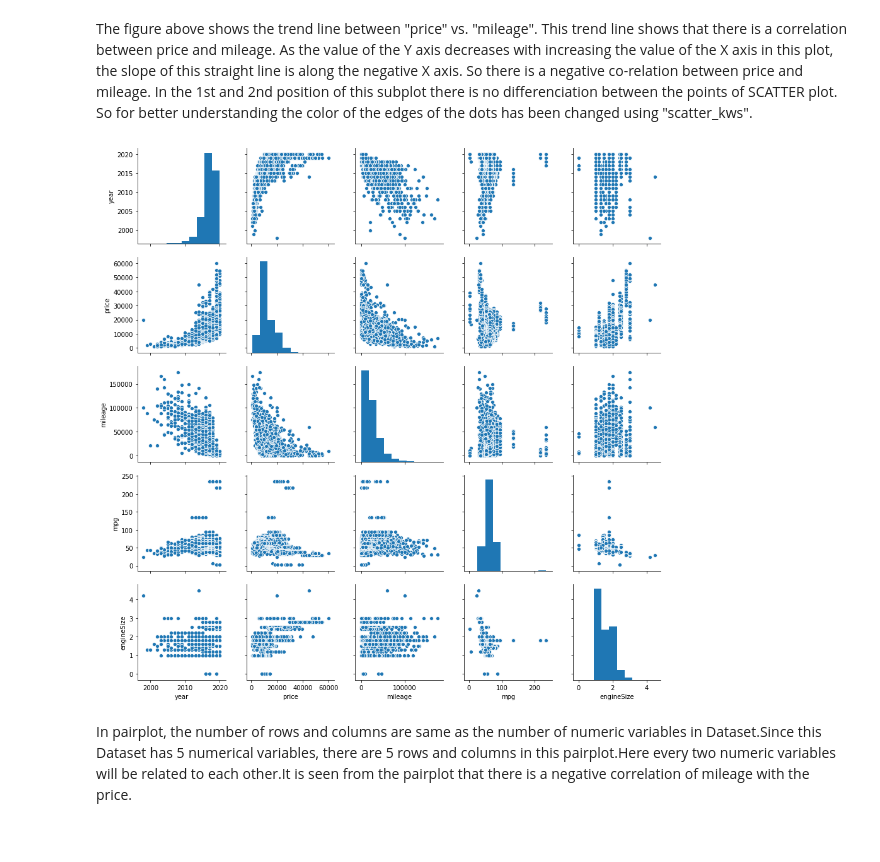
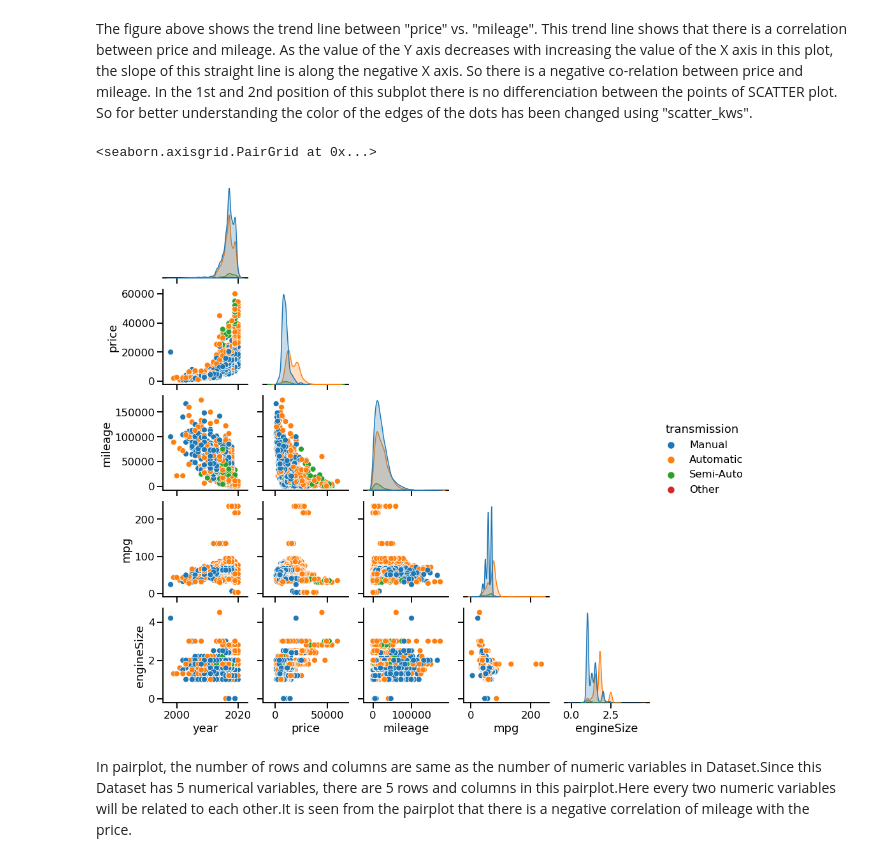
Before and after one commit to Sourish8/toyota_used_car_analysis-, a Jupyter notebook: toyota_used_car_EDA.ipynb, the cells around one changed output. Cells and saved outputs as stored; diff of their text form; code cells hidden in the pictures.

```diff
--- a/toyota_used_car_EDA.ipynb
+++ b/toyota_used_car_EDA.ipynb
@@ -4,6 +4,7 @@ import pandas as pd
 
 import matplotlib.pyplot as plt
 import seaborn as sns
+sns.set_context('talk')
 # %% [markdown]
 **Read CSV file as Pandas Dataframe.**
 # %%
@@ -224,9 +227,9 @@ plt.show()
 # %% [markdown]
 The figure above shows the trend line between "price" vs. "mileage". This trend line shows that there is a correlation between price and mileage. As the value of the Y axis decreases with increasing the value of the X axis in this plot, the slope of this straight line is along the negative X axis. So there is a negative co-relation between price and mileage. In the 1st and 2nd position of this subplot there is no differenciation between the points of SCATTER plot. So for better understanding the color of the edges of the dots has been changed using "scatter_kws".
 # %%
-sns.pairplot(df)
-plt.show()
+sns.pairplot(df, corner =True, hue = "transmission")
 # %% [output]
+<seaborn.axisgrid.PairGrid at 0x...>
-[figure, old version]
+[figure, new version]
 # %% [markdown]
 In pairplot, the number of rows and columns are same as the number of numeric variables in Dataset.Since this Dataset has 5 numerical variables, there are 5 rows and columns in this pairplot.Here every two numeric variables will be related to each other.It is seen from the pairplot that there is a negative correlation of mileage with the price.
```
Also changed, not shown: parts of 13 cells of this notebook.
